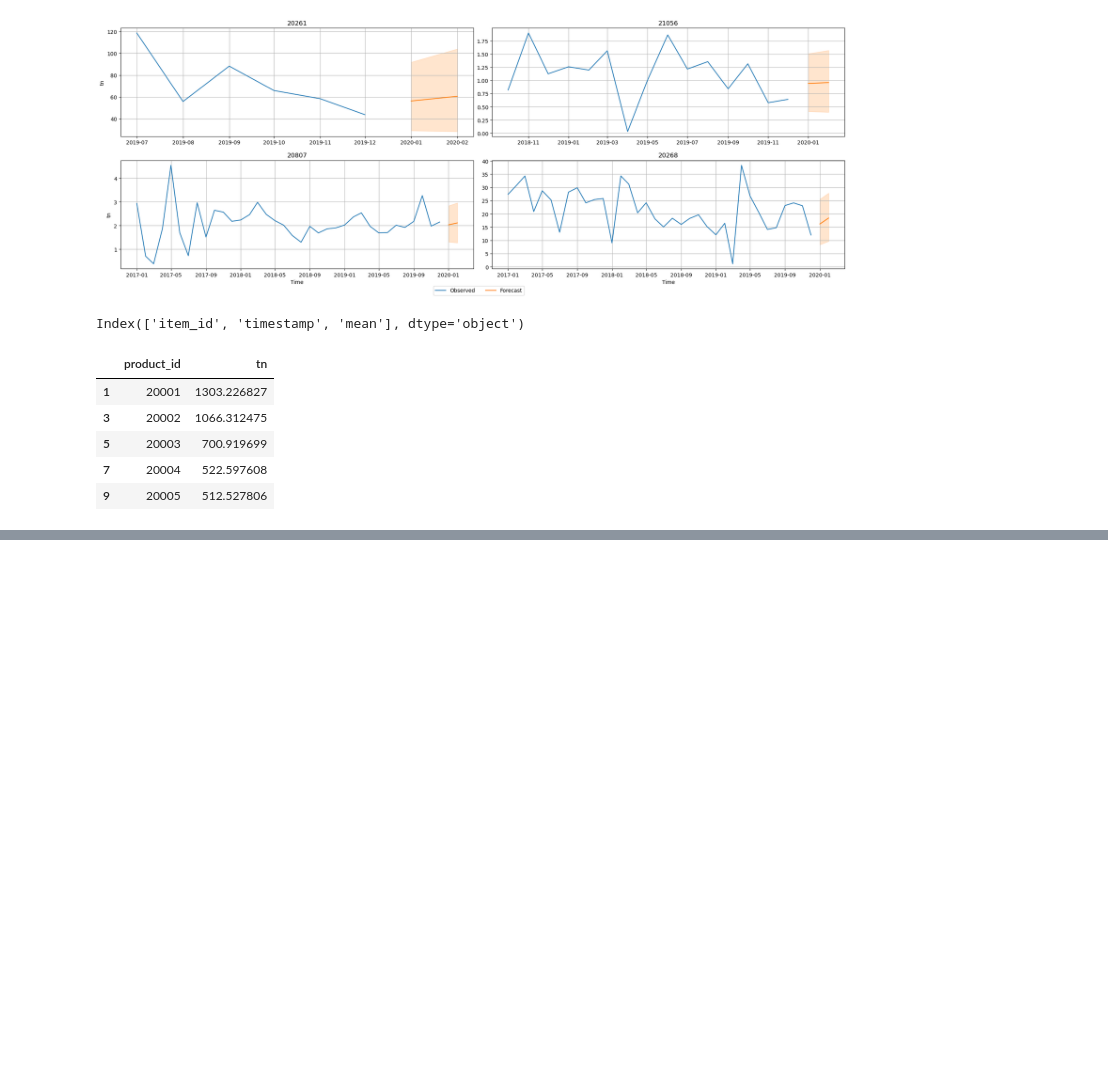
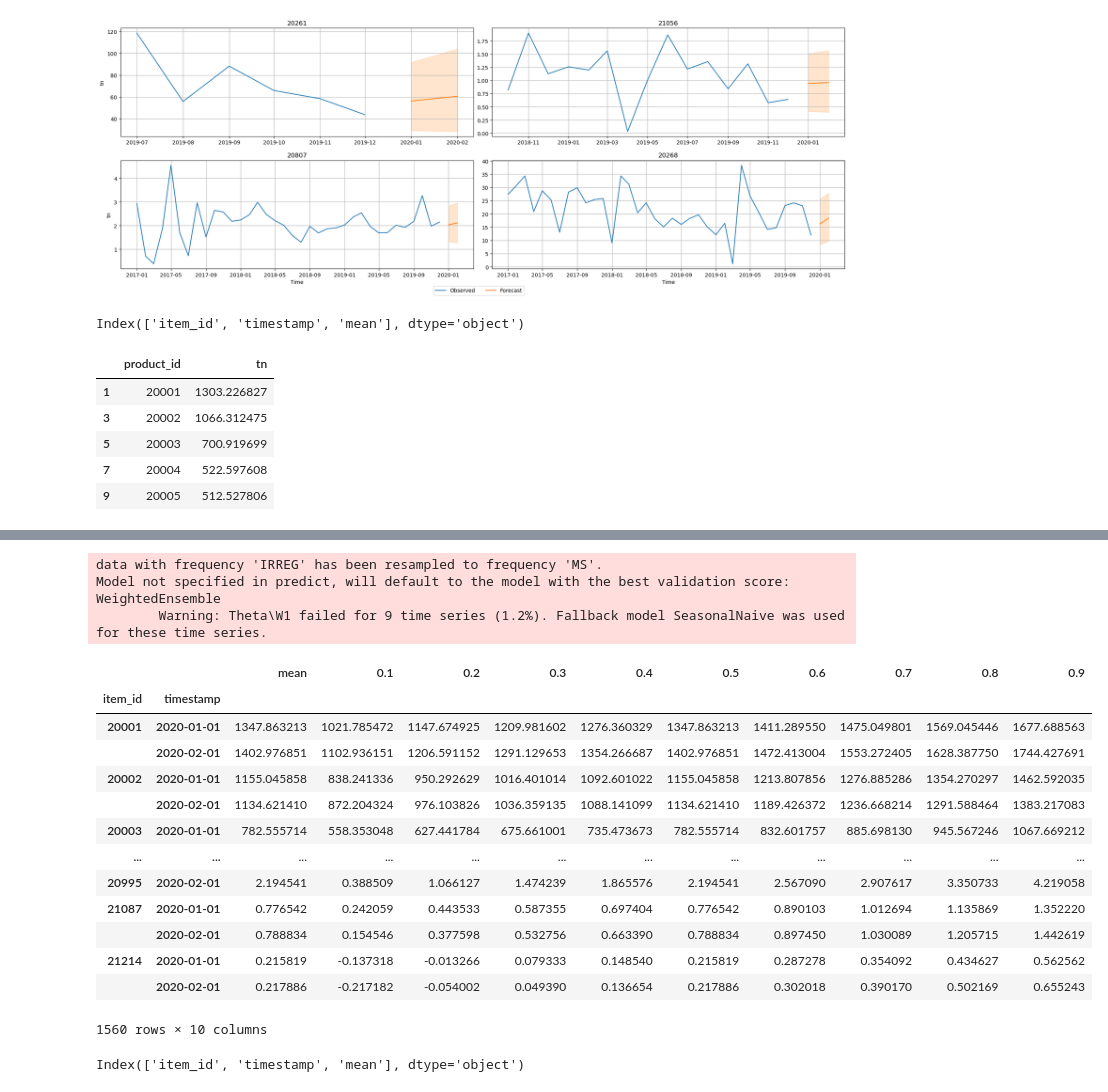
Before and after one commit to leonardoheis/lab3, a Jupyter notebook: notebooks/script_autogluon_parametros_v01-07.ipynb, the cells around one changed output, grey strips where cells are left out. Drawn from its saved outputs; the diff is of its cells as text; code cells hidden in the pictures; blank space fills up the shorter version.

```diff
--- a/notebooks/script_autogluon_parametros_v01-07.ipynb
+++ b/notebooks/script_autogluon_parametros_v01-07.ipynb
@@ -137,0 +201,28 @@ resultado.head()
+# %%
+forecast2 = predictor.predict(ts_data)
+# %% [output]
+data with frequency 'IRREG' has been resampled to frequency 'MS'.
+Model not specified in predict, will default to the model with the best validation score: WeightedEnsemble
+        Warning: Theta\W1 failed for 9 time series (1.2%). Fallback model SeasonalNaive was used for these time series.
+# %%
+forecast2
+# %% [output]
+|  |  | mean | 0.1 | 0.2 | 0.3 | 0.4 | 0.5 | 0.6 | 0.7 | 0.8 | 0.9 |
+| item_id | timestamp |  |  |  |  |  |  |  |  |  |  |
+| 20001 | 2020-01-01 | 1347.863213 | 1021.785472 | 1147.674925 | 1209.981602 | 1276.360329 | 1347.863213 | 1411.289550 | 1475.049801 | 1569.045446 | 1677.688563 |
+|  | 2020-02-01 | 1402.976851 | 1102.936151 | 1206.591152 | 1291.129653 | 1354.266687 | 1402.976851 | 1472.413004 | 1553.272405 | 1628.387750 | 1744.427691 |
+| 20002 | 2020-01-01 | 1155.045858 | 838.241336 | 950.292629 | 1016.401014 | 1092.601022 | 1155.045858 | 1213.807856 | 1276.885286 | 1354.270297 | 1462.592035 |
+|  | 2020-02-01 | 1134.621410 | 872.204324 | 976.103826 | 1036.359135 | 1088.141099 | 1134.621410 | 1189.426372 | 1236.668214 | 1291.588464 | 1383.217083 |
+| 20003 | 2020-01-01 | 782.555714 | 558.353048 | 627.441784 | 675.661001 | 735.473673 | 782.555714 | 832.601757 | 885.698130 | 945.567246 | 1067.669212 |
+| ... | ... | ... | ... | ... | ... | ... | ... | ... | ... | ... | ... |
+| 20995 | 2020-02-01 | 2.194541 | 0.388509 | 1.066127 | 1.474239 | 1.865576 | 2.194541 | 2.567090 | 2.907617 | 3.350733 | 4.219058 |
+| 21087 | 2020-01-01 | 0.776542 | 0.242059 | 0.443533 | 0.587355 | 0.697404 | 0.776542 | 0.890103 | 1.012694 | 1.135869 | 1.352220 |
+|  | 2020-02-01 | 0.788834 | 0.154546 | 0.377598 | 0.532756 | 0.663390 | 0.788834 | 0.897450 | 1.030089 | 1.205715 | 1.442619 |
+| 21214 | 2020-01-01 | 0.215819 | -0.137318 | -0.013266 | 0.079333 | 0.148540 | 0.215819 | 0.287278 | 0.354092 | 0.434627 | 0.562562 |
+|  | 2020-02-01 | 0.217886 | -0.217182 | -0.054002 | 0.049390 | 0.136654 | 0.217886 | 0.302018 | 0.390170 | 0.502169 | 0.655243 |
+1560 rows × 10 columns
+# %%
+forecast_mean2 = forecast2['mean'].reset_index()
+print(forecast_mean2.columns)
+# %% [output]
+Index(['item_id', 'timestamp', 'mean'], dtype='object')
```
Also changed, not shown: parts of 4 cells of this notebook.
